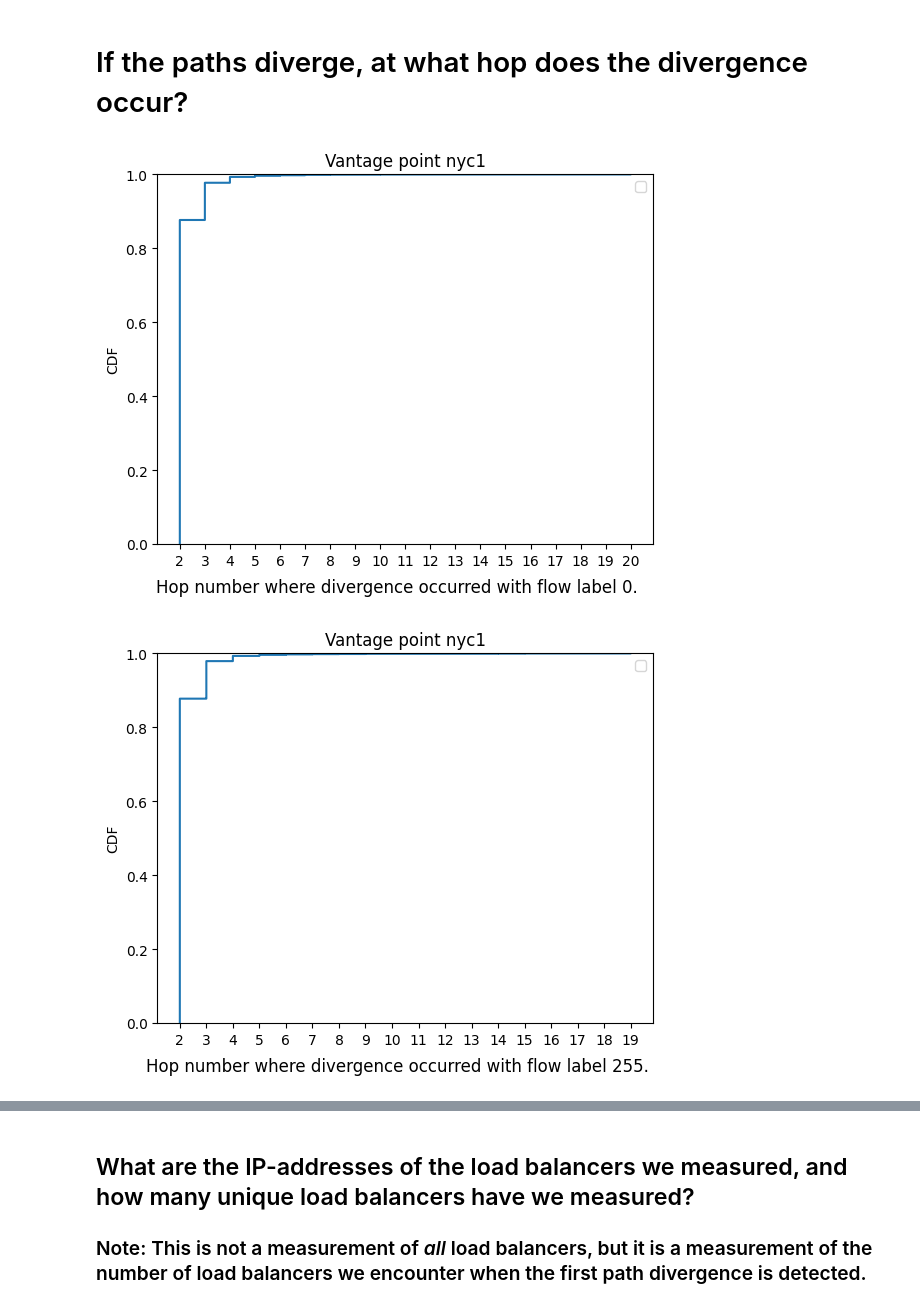
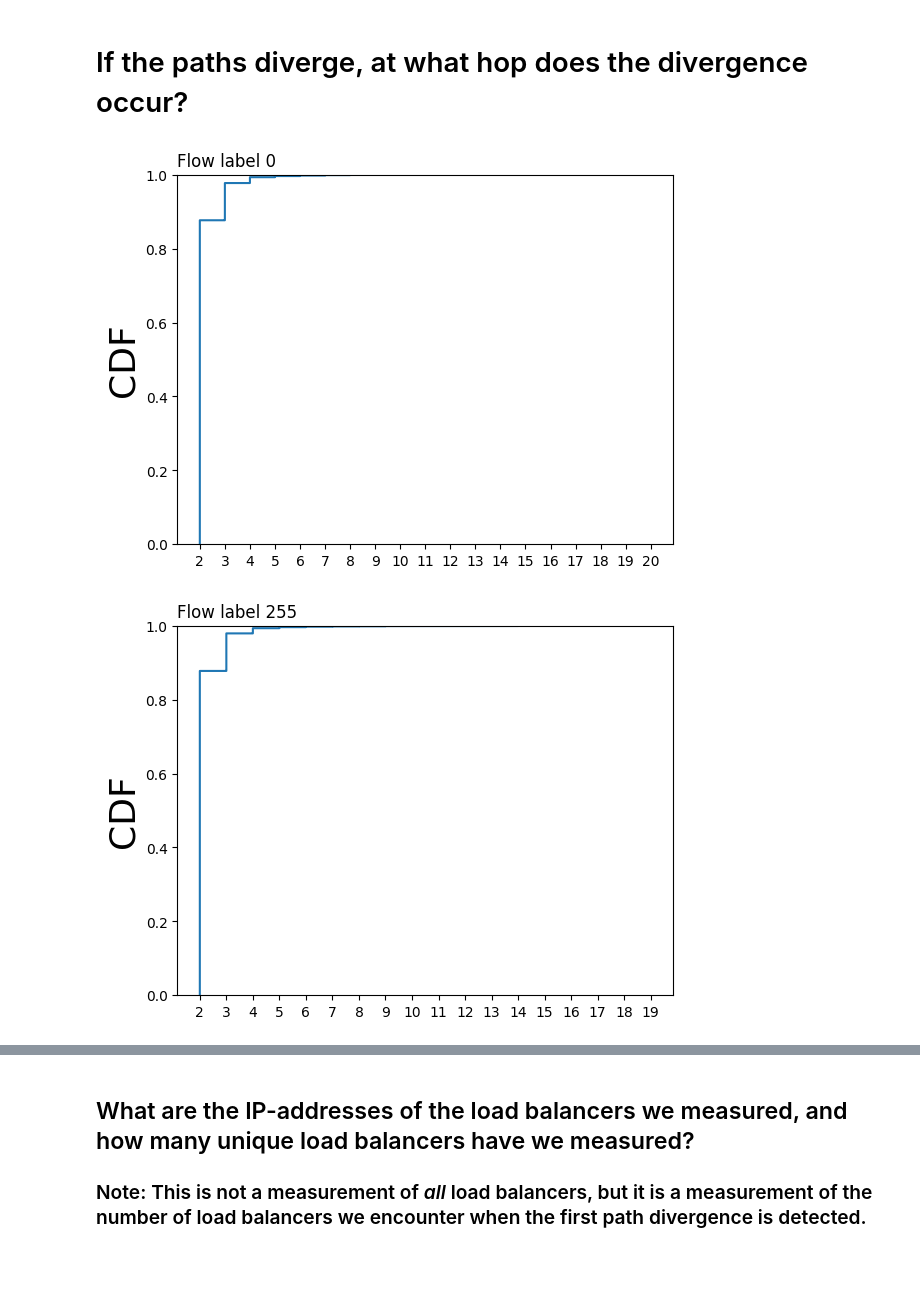
Before and after one commit to meeps44/scripts, a Jupyter notebook: stats/jupyter-notebooks/nyc1.ipynb, the cells around one changed output, grey strips where cells are left out. Saved outputs shown, nothing was run; the diff lists cells and outputs as text; code cells hidden in the pictures; blank space fills up the shorter version.

Commit message:
Increased CDF label font size

```diff
--- a/stats/jupyter-notebooks/nyc1.ipynb
+++ b/stats/jupyter-notebooks/nyc1.ipynb
@@ -853,36 +853,39 @@ def get_divergence_hop_number(df: pd.DataFrame) -> str:
                 return min(zipped_list[0][i][1], zipped_list[1][i][1])
         except IndexError:
             return longest_list[0][i][1]
     # If we got this far, the hops did not diverge
     return None
 
+plt.rcdefaults()
+
 for flow_label in FLOW_LABELS:
     divergence_data = list()
     unique_destination_addresses: list = get_unique_destination_addresses(df)
     for dst in unique_destination_addresses:
         dst_df = df[(df["SOURCE_FLOW_LABEL"] == flow_label)
                     & (df["DESTINATION_IP"] == dst)]
         divergence_data.append(
             get_divergence_hop_number(dst_df))
     # Create CDF Plot
     ndiv_count = divergence_data.count(None)
     #res = [int(i) for i in divergence_data if i != None]
     res = list()
     for i in divergence_data:
         if i != None:
             try:
                 hop_num = int(i)
                 res.append(hop_num)
             except ValueError:
                 #print(f"valueError: {i}")
                 pass
     sns.ecdfplot(data=res)
-    plt.legend()
     plt.xticks(np.arange(min(res), max(res)+1, 1.0))
-    plt.ylabel("CDF")
-    plt.title(f"Vantage point {vantage_point}")
-    plt.figtext(0.5, 0.01, f"Hop number where divergence occurred with flow label {flow_label}.", wrap=True, horizontalalignment='center', fontsize=12)
+    plt.ylabel("CDF", fontsize=26)
+    #plt.legend(title = "Flow label:")
+    #plt.title(f"Vantage point {vantage_point}")
+    plt.title(f"Flow label {flow_label}", loc = 'left')
+    #plt.figtext(0.5, 0.01, f"Hop number where divergence occurred with flow label {flow_label}.", wrap=True, horizontalalignment='center', fontsize=12)
     plt.show()
 # %% [output]
-[figure, old version]
+[figure, new version]
-[figure, old version]
+[figure, new version]
```
Also changed, not shown: parts of 1 cell of this notebook.
